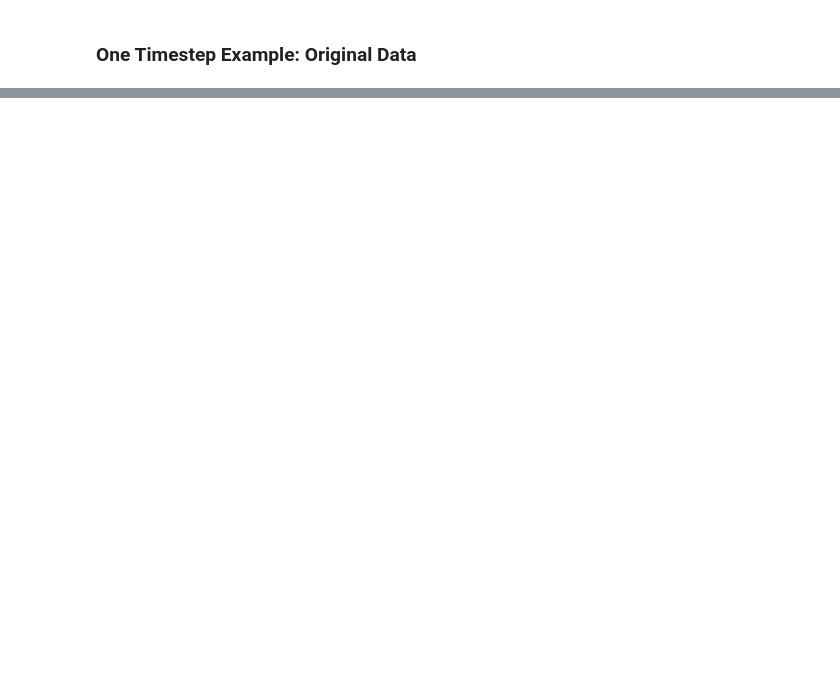
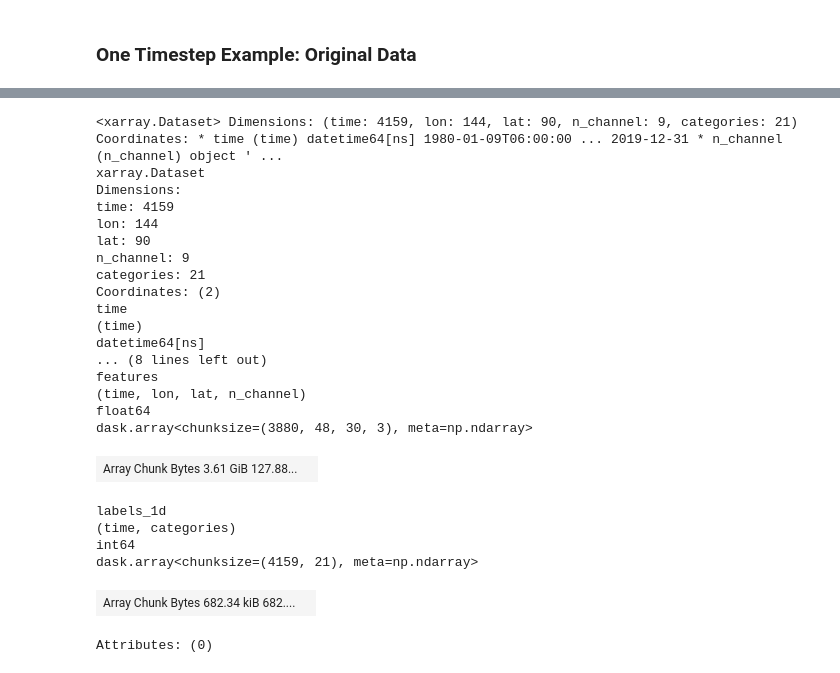
Before and after one commit to rlbaiman/AntarcticAR_ML, a Jupyter notebook: Make_X_data/Plot_X_data.ipynb, the cells around one changed output, grey strips where cells are left out. Saved outputs shown, nothing was run; the diff lists cells and outputs as text; code cells hidden in the pictures; blank space fills up the shorter version.

```diff
--- a/Make_X_data/Plot_X_data.ipynb
+++ b/Make_X_data/Plot_X_data.ipynb
@@ -93,0 +93,28 @@ show_sample(ds_3.isel(time = 125).load().features)
+# %%
+test = xr.open_mfdataset('/pl/active/ATOC_SynopticMet/data/ar_data/Research3/Data/Combined_data_CNN/train_trim.nc', chunks = 'auto')
+test
+# %% [output]
+<xarray.Dataset> Dimensions: (time: 4159, lon: 144, lat: 90, n_channel: 9, categories: 21) Coordinates: * time (time) datetime64[ns] 1980-01-09T06:00:00 ... 2019-12-31 * n_channel (n_channel) object ' ...
+xarray.Dataset
+Dimensions:
+time: 4159
+lon: 144
+lat: 90
+n_channel: 9
+categories: 21
+Coordinates: (2)
+time
+(time)
+datetime64[ns]
+... (8 lines left out)
+features
+(time, lon, lat, n_channel)
+float64
+dask.array<chunksize=(3880, 48, 30, 3), meta=np.ndarray>
+| Array Chunk Bytes 3.61 GiB 127.88... |  |
+labels_1d
+(time, categories)
+int64
+dask.array<chunksize=(4159, 21), meta=np.ndarray>
+| Array Chunk Bytes 682.34 kiB 682.... |  |
+Attributes: (0)
```
Also changed, not shown: parts of 9 cells of this notebook, 1 other file.
